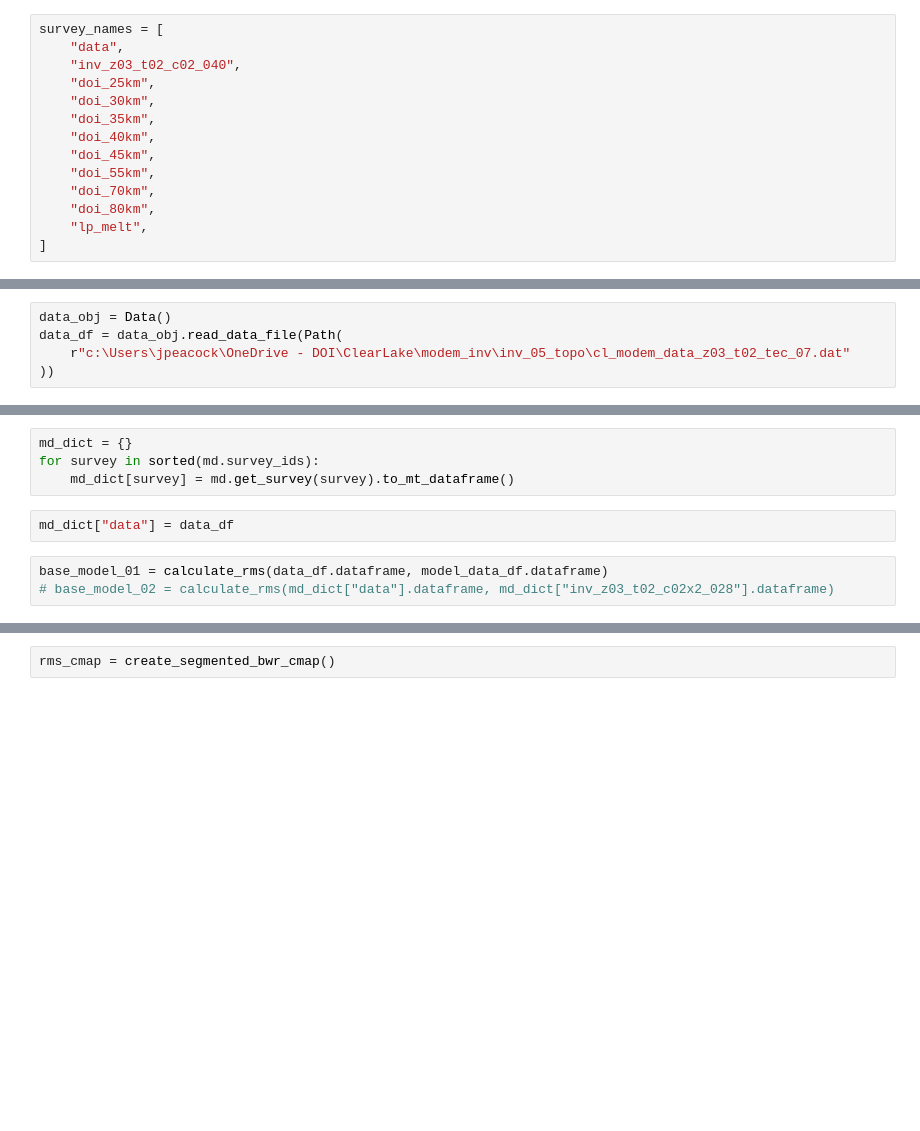
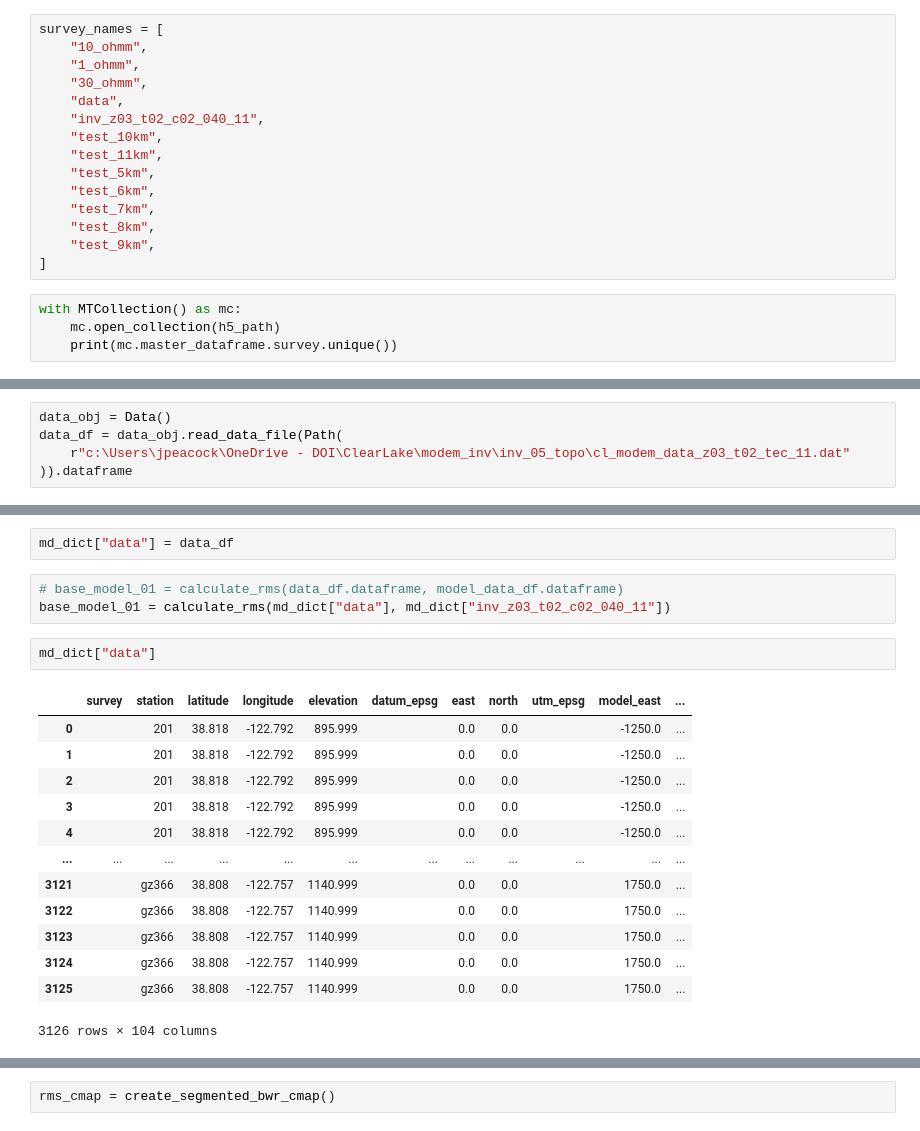
Before and after one commit to kujaku11/sandbox_scripts, a Jupyter notebook: cl_plot_magma_tests_rms.ipynb, the cells around one changed output, grey strips where cells are left out. Cells and saved outputs as stored; diff of their text form; blank space fills up the shorter version.

```diff
--- a/cl_plot_magma_tests_rms.ipynb
+++ b/cl_plot_magma_tests_rms.ipynb
@@ -13,14 +13,19 @@ h5_path = Path(r"c:\Users\jpeacock\OneDrive - DOI\ClearLake\modem_inv\magma_test
 # %%
 survey_names = [
+    "10_ohmm",
+    "1_ohmm",
+    "30_ohmm",
     "data",
-    "inv_z03_t02_c02_040",
-    "doi_25km",
-    "doi_30km",
-    "doi_35km",
-    "doi_40km",
-    "doi_45km",
-    "doi_55km",
-    "doi_70km",
-    "doi_80km",
-    "lp_melt",
+    "inv_z03_t02_c02_040_11",
+    "test_10km",
+    "test_11km",
+    "test_5km",
+    "test_6km",
+    "test_7km",
+    "test_8km",
+    "test_9km",
 ]
+# %%
+with MTCollection() as mc:
+    mc.open_collection(h5_path)
+    print(mc.master_dataframe.survey.unique())
@@ -58,5 +80,5 @@ def calculate_rms_change(model_01_df, model_02_df):
 # %%
 data_obj = Data()
 data_df = data_obj.read_data_file(Path(
-    r"c:\Users\jpeacock\OneDrive - DOI\ClearLake\modem_inv\inv_05_topo\cl_modem_data_z03_t02_tec_07.dat"
-))
+    r"c:\Users\jpeacock\OneDrive - DOI\ClearLake\modem_inv\inv_05_topo\cl_modem_data_z03_t02_tec_11.dat"
+)).dataframe
@@ -97,12 +112,24 @@ sorted(md.survey_ids)
-# %%
-md_dict = {}
-for survey in sorted(md.survey_ids):
-    md_dict[survey] = md.get_survey(survey).to_mt_dataframe()
 # %%
 md_dict["data"] = data_df
 # %%
-base_model_01 = calculate_rms(data_df.dataframe, model_data_df.dataframe)
-# base_model_02 = calculate_rms(md_dict["data"].dataframe, md_dict["inv_z03_t02_c02x2_028"].dataframe)
+# base_model_01 = calculate_rms(data_df.dataframe, model_data_df.dataframe)
+base_model_01 = calculate_rms(md_dict["data"], md_dict["inv_z03_t02_c02_040_11"])
+# %%
+md_dict["data"]
+# %% [output]
+|  | survey | station | latitude | longitude | elevation | datum_epsg | east | north | utm_epsg | model_east | ... |
+| 0 |  | 201 | 38.818 | -122.792 | 895.999 |  | 0.0 | 0.0 |  | -1250.0 | ... |
+| 1 |  | 201 | 38.818 | -122.792 | 895.999 |  | 0.0 | 0.0 |  | -1250.0 | ... |
+| 2 |  | 201 | 38.818 | -122.792 | 895.999 |  | 0.0 | 0.0 |  | -1250.0 | ... |
+| 3 |  | 201 | 38.818 | -122.792 | 895.999 |  | 0.0 | 0.0 |  | -1250.0 | ... |
+| 4 |  | 201 | 38.818 | -122.792 | 895.999 |  | 0.0 | 0.0 |  | -1250.0 | ... |
+| ... | ... | ... | ... | ... | ... | ... | ... | ... | ... | ... | ... |
+| 3121 |  | gz366 | 38.808 | -122.757 | 1140.999 |  | 0.0 | 0.0 |  | 1750.0 | ... |
+| 3122 |  | gz366 | 38.808 | -122.757 | 1140.999 |  | 0.0 | 0.0 |  | 1750.0 | ... |
+| 3123 |  | gz366 | 38.808 | -122.757 | 1140.999 |  | 0.0 | 0.0 |  | 1750.0 | ... |
+| 3124 |  | gz366 | 38.808 | -122.757 | 1140.999 |  | 0.0 | 0.0 |  | 1750.0 | ... |
+| 3125 |  | gz366 | 38.808 | -122.757 | 1140.999 |  | 0.0 | 0.0 |  | 1750.0 | ... |
+3126 rows × 104 columns
 # %%
 import numpy as np
 import matplotlib.pyplot as plt
```
Also changed, not shown: parts of 11 cells of this notebook, 2 other files.
